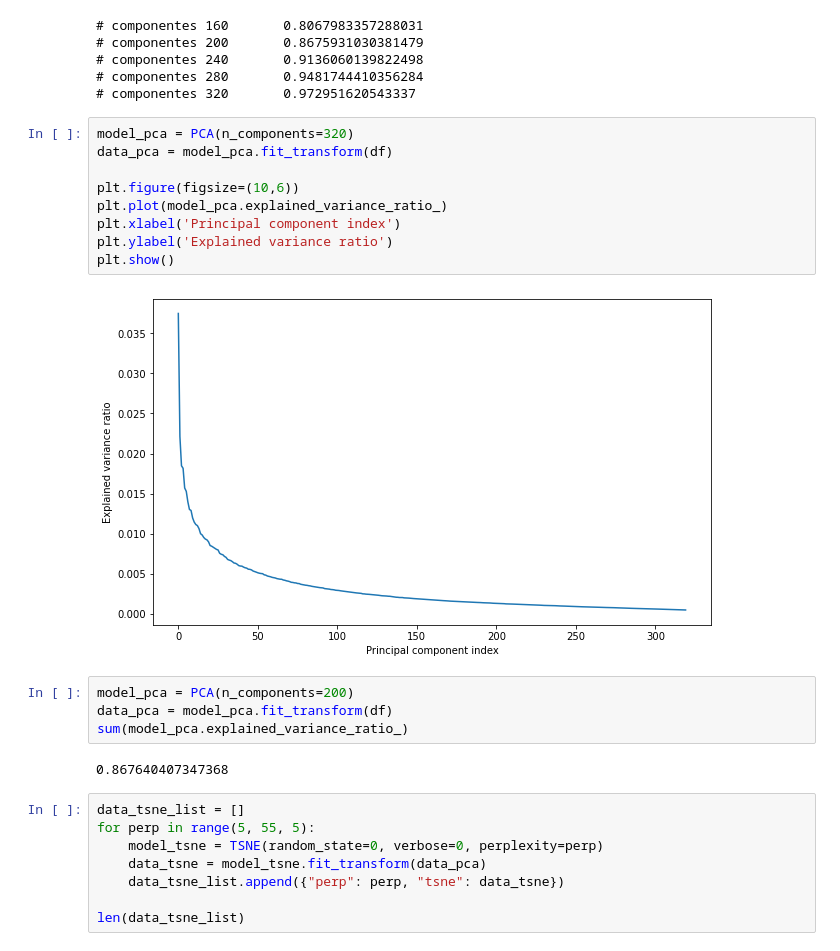
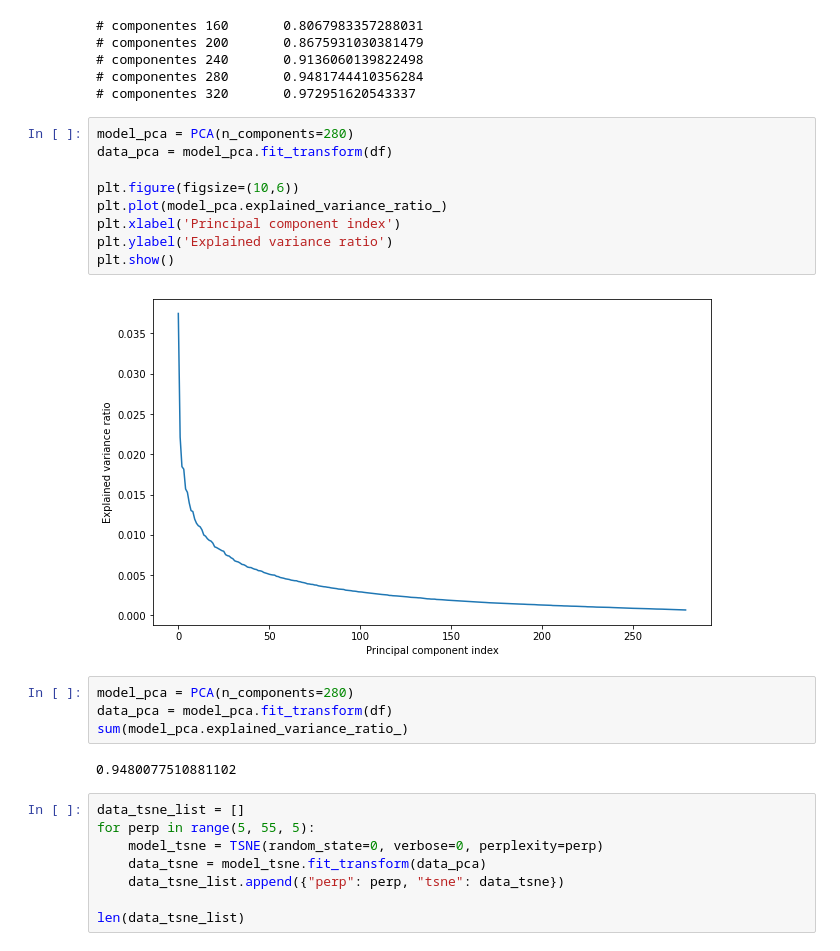
Before and after one commit to dazulu4/clustering-vacancies, a Jupyter notebook: Bag_Of_Words_DimRed.ipynb, the cells around one changed output. Cells and saved outputs as stored; diff of their text form.

```diff
--- a/Bag_Of_Words_DimRed.ipynb
+++ b/Bag_Of_Words_DimRed.ipynb
@@ -56,22 +56,22 @@ for n_comp in [160,200,240,280,320]:
 # componentes 280       0.9481744410356284
 # componentes 320       0.972951620543337
 # %%
-model_pca = PCA(n_components=320)
+model_pca = PCA(n_components=280)
 data_pca = model_pca.fit_transform(df)
 
 plt.figure(figsize=(10,6))
 plt.plot(model_pca.explained_variance_ratio_)
 plt.xlabel('Principal component index')
 plt.ylabel('Explained variance ratio')
 plt.show()
 # %% [output]
-[figure, old version]
+[figure, new version]
 # %%
-model_pca = PCA(n_components=200)
+model_pca = PCA(n_components=280)
 data_pca = model_pca.fit_transform(df)
 sum(model_pca.explained_variance_ratio_)
 # %% [output]
-0.867640407347368
+0.9480077510881102
 # %%
 data_tsne_list = []
 for perp in range(5, 55, 5):
```
Also changed, not shown: parts of 5 cells of this notebook, 7 other files.
